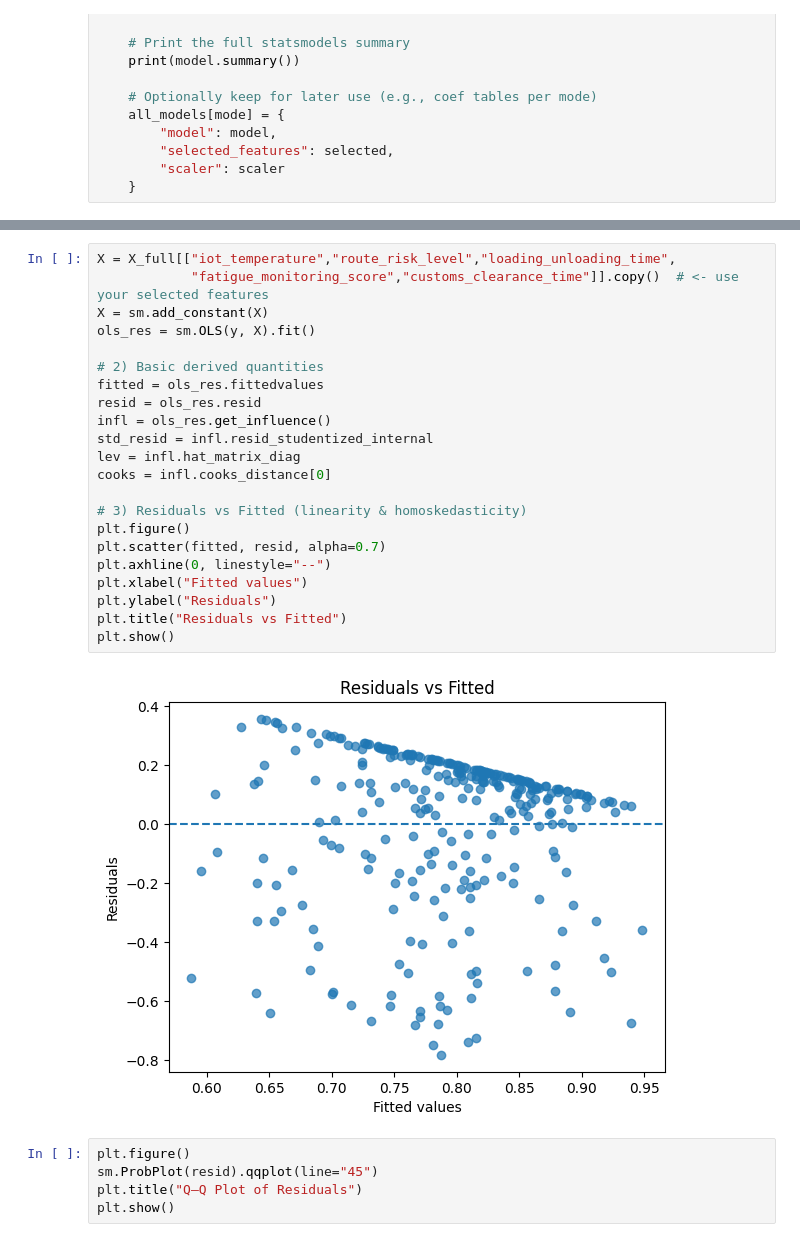
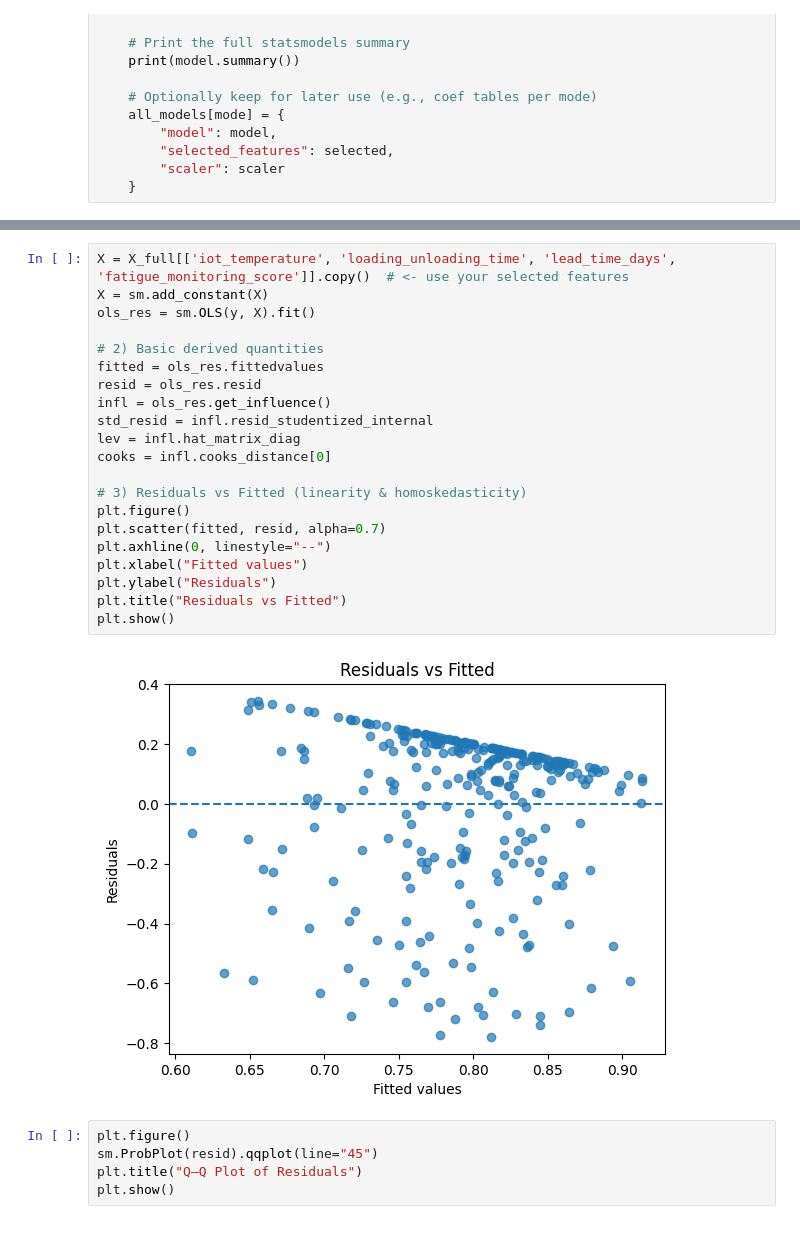
Before and after one commit to devilshadow04/datathon-25, a Jupyter notebook: modelling_southcali.ipynb, the cells around one changed output, grey strips where cells are left out. Cells and saved outputs as stored; diff of their text form.

```diff
--- a/modelling_southcali.ipynb
+++ b/modelling_southcali.ipynb
@@ -733,29 +741,28 @@ Df Model:                           7
 Notes:
 [1] Standard Errors assume that the covariance matrix of the errors is correctly specified.
 # %%
-X = X_full[["iot_temperature","route_risk_level","loading_unloading_time",
-            "fatigue_monitoring_score","customs_clearance_time"]].copy()  # <- use your selected features
+X = X_full[['iot_temperature', 'loading_unloading_time', 'lead_time_days', 'fatigue_monitoring_score']].copy()  # <- use your selected features
 X = sm.add_constant(X)
 ols_res = sm.OLS(y, X).fit()
 
 # 2) Basic derived quantities
 fitted = ols_res.fittedvalues
 resid = ols_res.resid
 infl = ols_res.get_influence()
 std_resid = infl.resid_studentized_internal
 lev = infl.hat_matrix_diag
 cooks = infl.cooks_distance[0]
 
 # 3) Residuals vs Fitted (linearity & homoskedasticity)
 plt.figure()
 plt.scatter(fitted, resid, alpha=0.7)
 plt.axhline(0, linestyle="--")
 plt.xlabel("Fitted values")
 plt.ylabel("Residuals")
 plt.title("Residuals vs Fitted")
 plt.show()
 # %% [output]
-[figure, old version]
+[figure, new version]
 # %%
 plt.figure()
 sm.ProbPlot(resid).qqplot(line="45")
```
Also changed, not shown: parts of 8 cells of this notebook.
